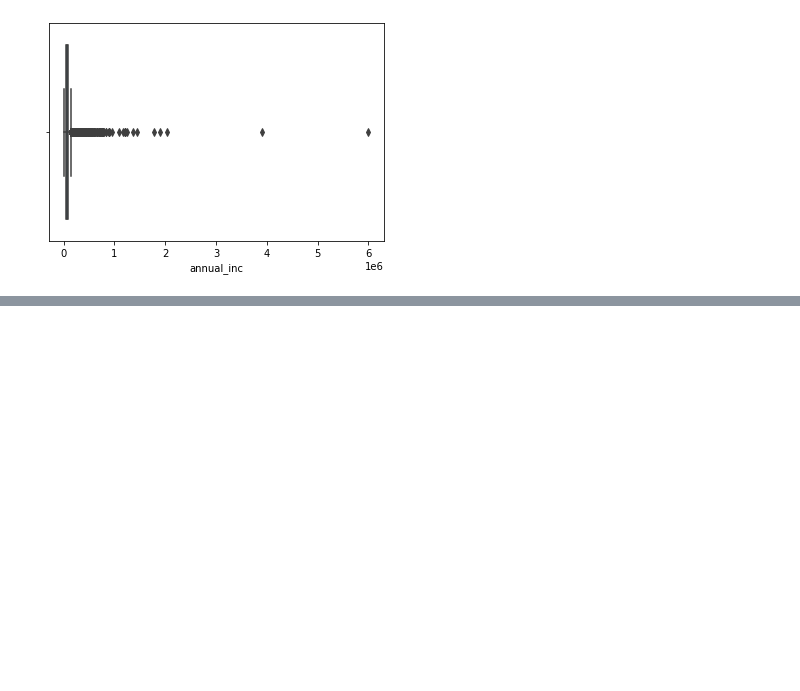
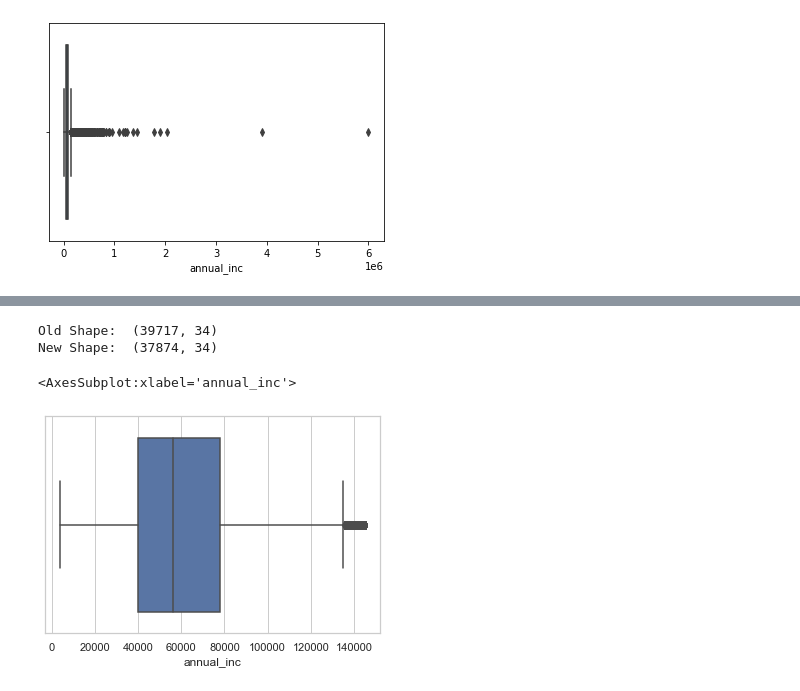
Before and after one commit to swapnilkj89/LendingClubCaseStudy, a Jupyter notebook: LendingClubCaseStudy.ipynb, the cells around one changed output, grey strips where cells are left out. Saved outputs shown, nothing was run; the diff lists cells and outputs as text; code cells hidden in the pictures; blank space fills up the shorter version.

```diff
--- a/LendingClubCaseStudy.ipynb
+++ b/LendingClubCaseStudy.ipynb
@@ -287,0 +304,27 @@ sns.boxplot(loan_df['annual_inc'])
+# %%
+''' Detection '''
+# IQR
+Q1 = np.percentile(loan_df['annual_inc'], 25,interpolation = 'midpoint')
+Q3 = np.percentile(loan_df['annual_inc'], 75,interpolation = 'midpoint')
+IQR = Q3 - Q1
+
+print("Old Shape: ", loan_df.shape)
+
+# Upper bound
+upper = np.where(loan_df['annual_inc'] >= (Q3+1.5*IQR))
+# Lower bound
+lower = np.where(loan_df['annual_inc'] <= (Q1-1.5*IQR))
+
+''' Removing the Outliers '''
+loan_df.drop(upper[0], inplace = True)
+loan_df.drop(lower[0], inplace = True)
+print("New Shape: ", loan_df.shape)
+# %% [output]
+Old Shape:  (39717, 34)
+New Shape:  (37874, 34)
+# %%
+sns.set_theme(style="whitegrid")
+sns.boxplot(loan_df.annual_inc)
+# %% [output]
+<AxesSubplot:xlabel='annual_inc'>
+[figure, added]
```
Also changed, not shown: parts of 16 cells of this notebook.
